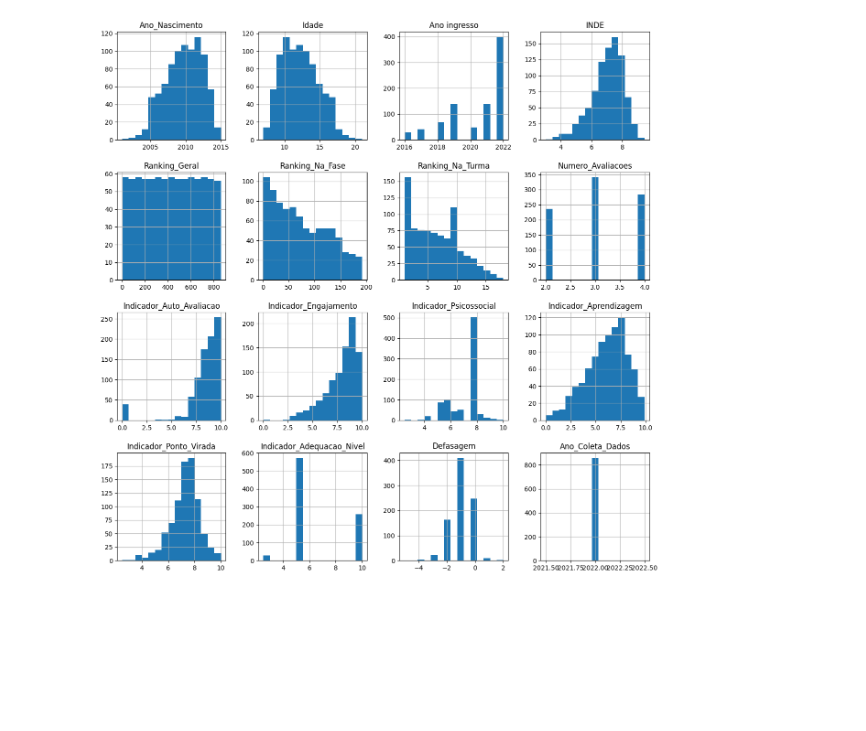
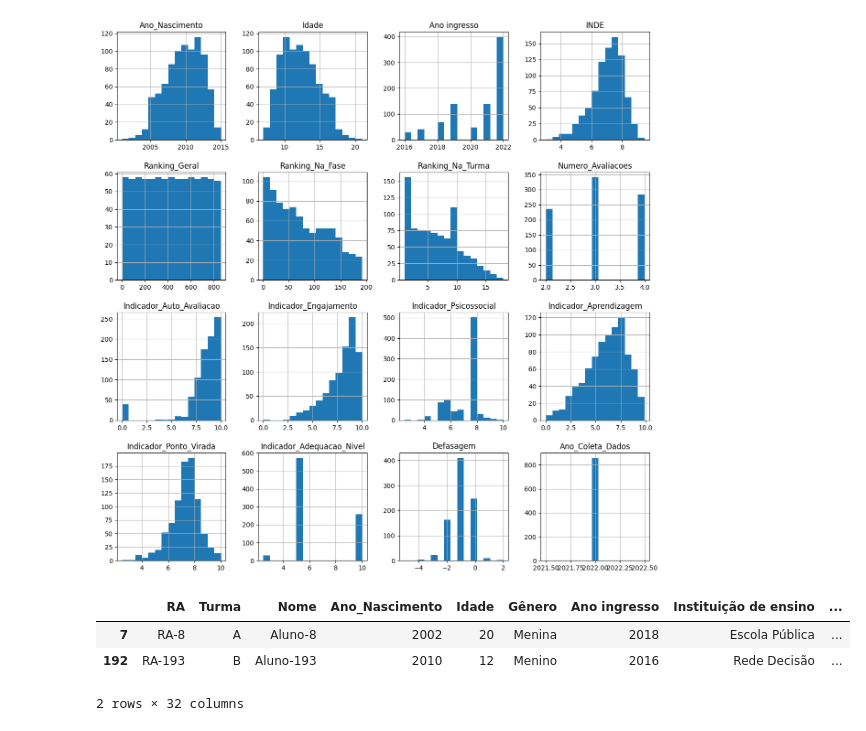
Before and after one commit to jessibmoura/PEDE, a Jupyter notebook: analise_dados_2022.ipynb, the cells around one changed output. Saved outputs shown, nothing was run; the diff lists cells and outputs as text; code cells hidden in the pictures; blank space fills up the shorter version.

```diff
--- a/analise_dados_2022.ipynb
+++ b/analise_dados_2022.ipynb
@@ -114,3 +115,10 @@ plt.show()
 # %%
 # vamos separar uma parte da base para teste antes mesmo de começar a mexer com outras análises
 train_set, test_set = train_test_split(df, test_size=0.2, random_state=42)
+# %%
+train_set.head(2)
+# %% [output]
+|  | RA | Turma | Nome | Ano_Nascimento | Idade | Gênero | Ano ingresso | Instituição de ensino | ... |
+| 7 | RA-8 | A | Aluno-8 | 2002 | 20 | Menina | 2018 | Escola Pública | ... |
+| 192 | RA-193 | B | Aluno-193 | 2010 | 12 | Menino | 2016 | Rede Decisão | ... |
+2 rows × 32 columns
```
Also changed, not shown: parts of 4 cells of this notebook.
